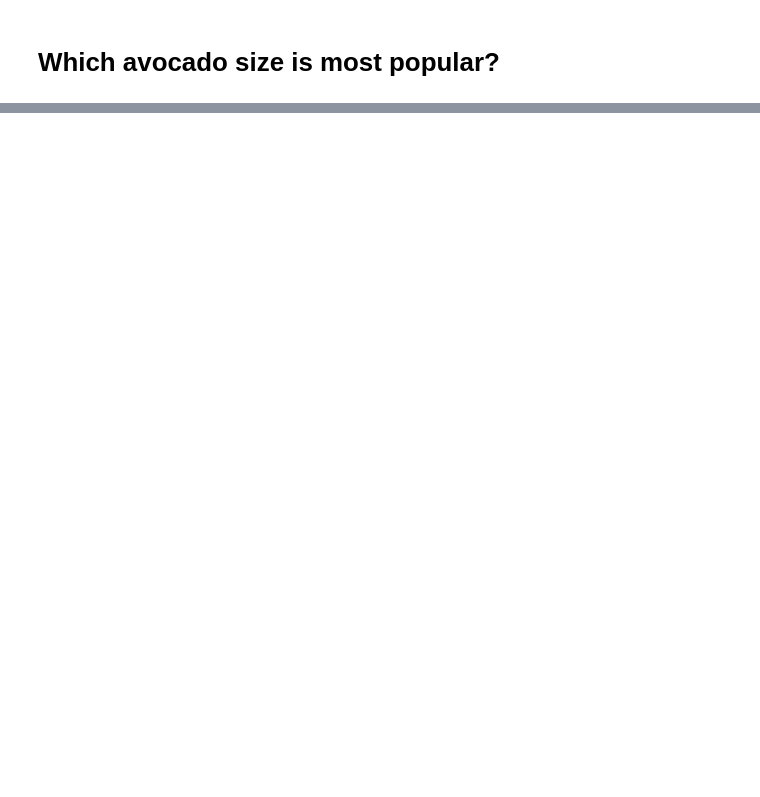
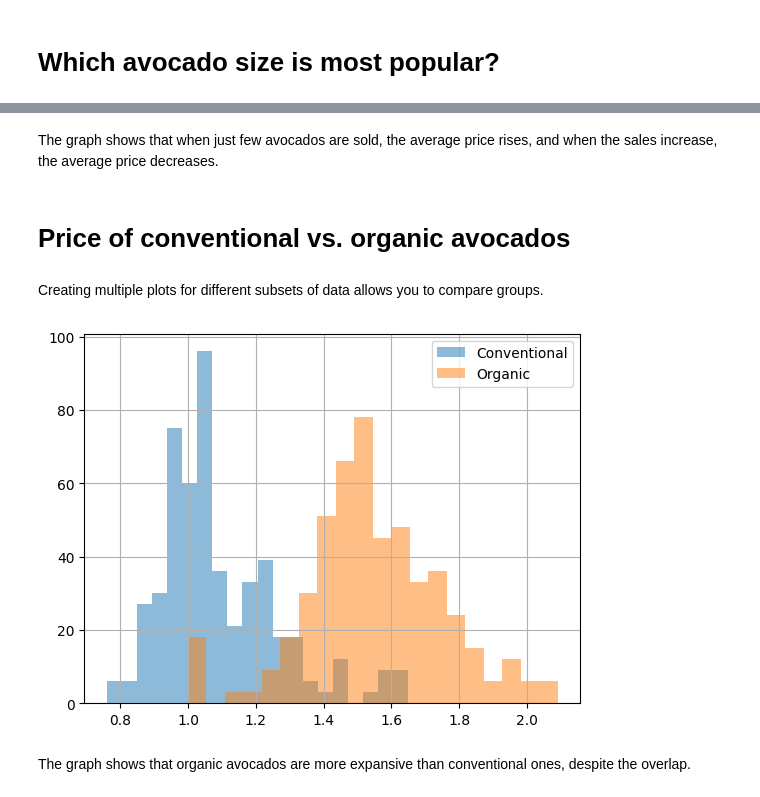
Before and after one commit to gustavo-plc/dataScience, a Jupyter notebook: data_visualization.ipynb, the cells around one changed output, grey strips where cells are left out. Saved outputs shown, nothing was run; the diff lists cells and outputs as text; code cells hidden in the pictures; blank space fills up the shorter version.

```diff
--- a/data_visualization.ipynb
+++ b/data_visualization.ipynb
@@ -37,0 +72,22 @@ NameError: name '____' is not defined
+# %% [markdown]
+The graph shows that when just few avocados are sold, the average price rises, and when the sales increase, the average price decreases.
+# %% [markdown]
+# Price of conventional vs. organic avocados
+# %% [markdown]
+Creating multiple plots for different subsets of data allows you to compare groups.
+# %%
+# Histogram of conventional avg_price
+avocados[avocados['type'] == 'conventional']['avg_price'].hist(alpha = 0.5, bins = 20)
+
+# Histogram of organic avg_price
+avocados[avocados['type'] == 'organic']['avg_price'].hist(alpha = 0.5, bins = 20)
+
+# Add a legend
+plt.legend(['Conventional', 'Organic'])
+
+# Show the plot
+plt.show()
+# %% [output]
+[figure, added]
+# %% [markdown]
+The graph shows that organic avocados are more expansive than conventional ones, despite the overlap.
```
Also changed, not shown: parts of 11 cells of this notebook.
